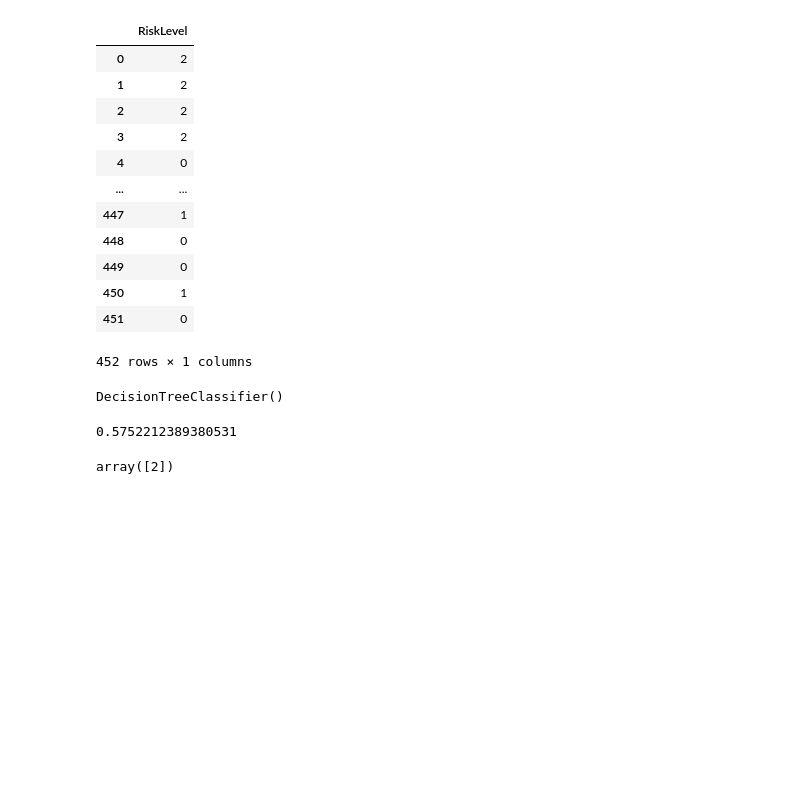
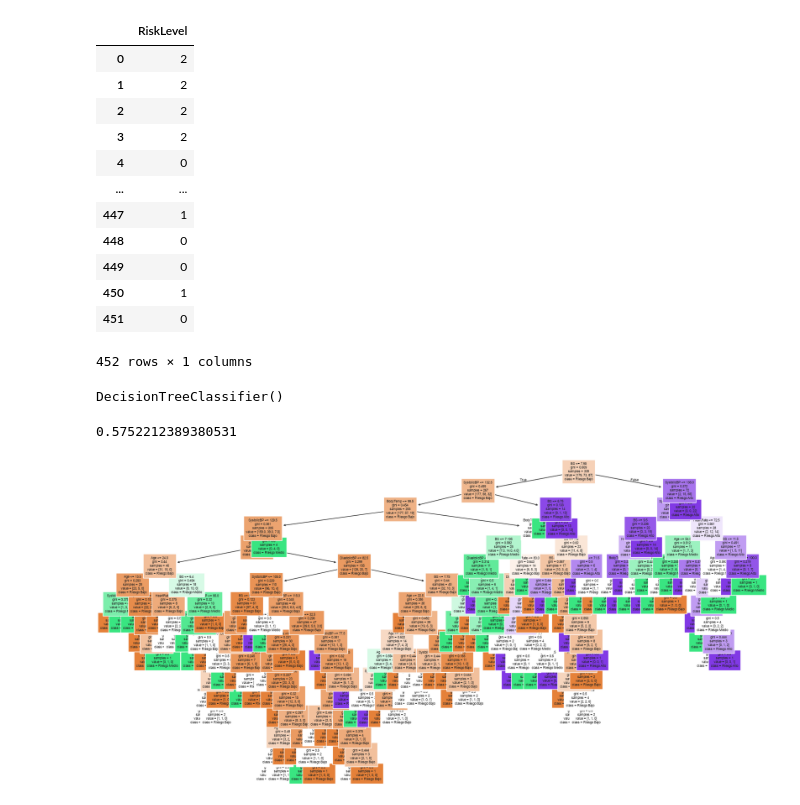
Before and after one commit to Anita155-DSM/maternal-health-risk-predict, a Jupyter notebook: main.ipynb, the cells around one changed output. Drawn from its saved outputs; the diff is of its cells as text; code cells hidden in the pictures; blank space fills up the shorter version.

Commit message:
(olvide hacer commits) realizo backend y frontend, con el codigo correspondiente siguiendo el tp integrador. nuestro modelo ya predice

```diff
--- a/main.ipynb
+++ b/main.ipynb
@@ -149,8 +149,6 @@ precision
 # %% [output]
 0.5752212389380531
 # %%
-model.predict([[ #lke pasamos valores nada mas para probar
+resultado_prueba = model.predict([[ #lke pasamos valores nada mas para probar
 80,	190,	100,	13.0,	99.0,	80
 ]])
-# %% [output]
-array([2])
@@ -159,0 +155,19 @@ import seaborn as sns
+# %%
+# 1. Importamos lo que nos falta para poder dibujar
+from sklearn.tree import plot_tree
+import matplotlib.pyplot as plt
+
+# 2. Configuramos el tamaño de la hoja para que el gráfico gigante entre bien
+plt.figure(figsize=(20, 10))
+
+# 3. Dibujamos el árbol con las 3 clases de tu dataset de embarazadas
+plot_tree(model,
+          feature_names=X_train.columns,
+          fontsize=6,
+          class_names=["Riesgo Bajo", "Riesgo Medio", "Riesgo Alto"],
+          filled=True)
+
+# 4. Mostramos el gráfico en la pantalla
+plt.show()
+# %% [output]
+[figure, added]
```
Also changed, not shown: parts of 1 cell of this notebook, 8 other files.
